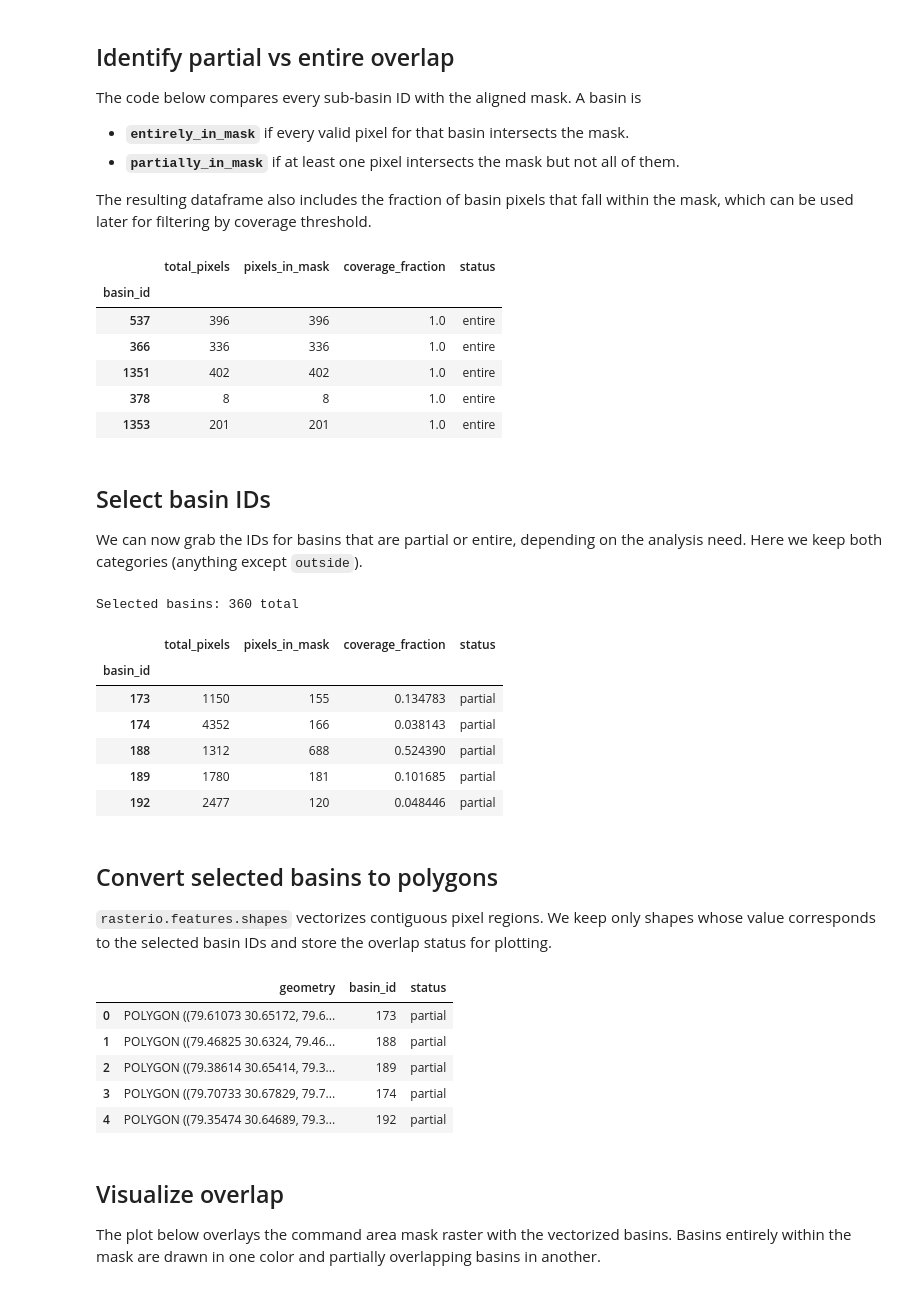
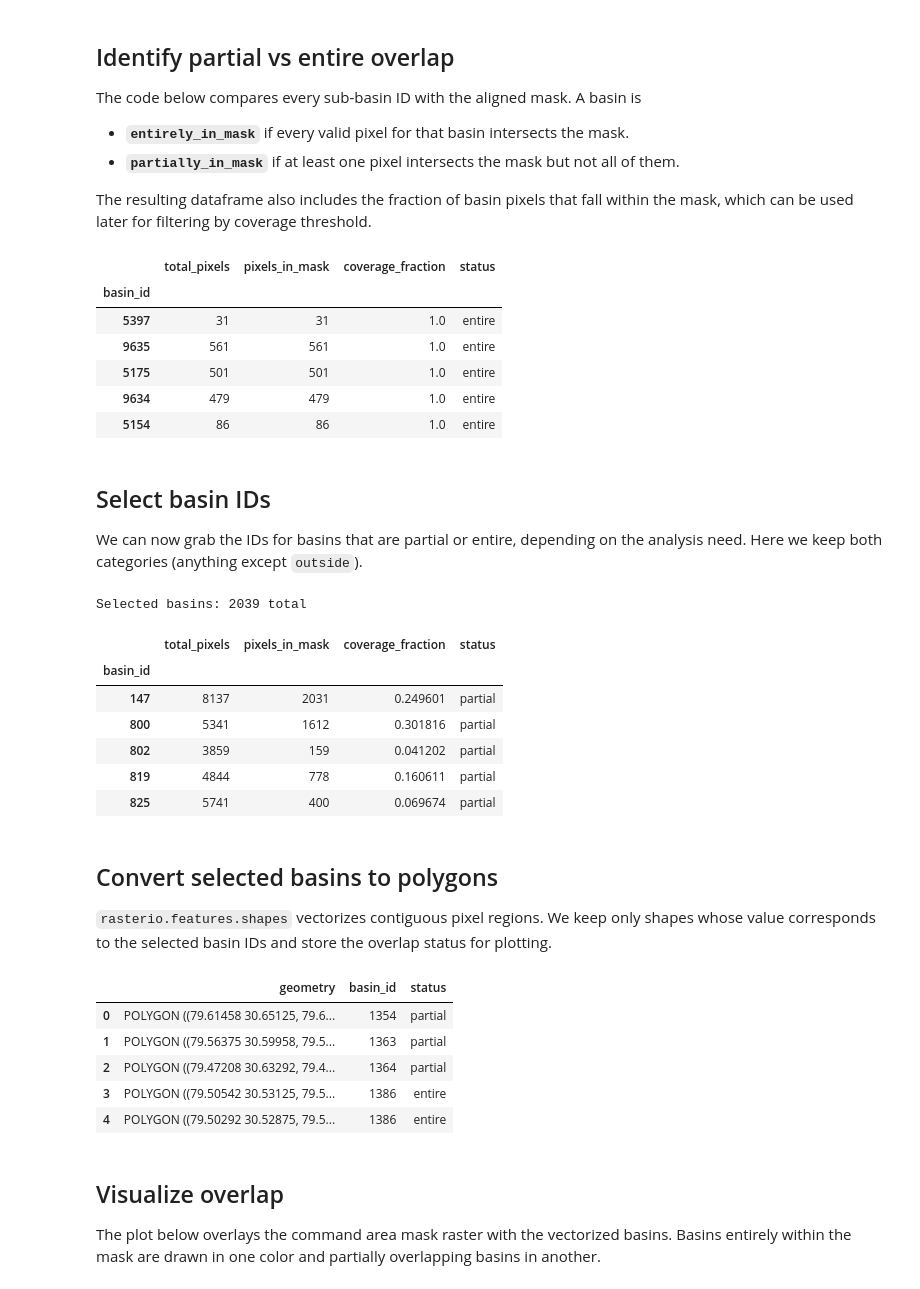
Before and after one commit to LSDtopotools/lsdstreamburn, a Jupyter notebook: population_basins/get_affected_population_area.ipynb, the cells around one changed output. Cells and saved outputs as stored; diff of their text form; code cells hidden in the pictures.

```diff
--- a/population_basins/get_affected_population_area.ipynb
+++ b/population_basins/get_affected_population_area.ipynb
@@ -27,7 +28,7 @@ from matplotlib.lines import Line2D
 # %%
 # Update these paths if your directory layout is different
-DATA_DIR = Path("population data")
-SUBBASIN_PATH = DATA_DIR / "SubBasin_Area.tif"
+DATA_DIR = Path("population_data")
+SUBBASIN_PATH = DATA_DIR / "Chamoli_fullbasin_flowline" /  "WaterShed.tif"
 COMMAND_MASK_PATH = DATA_DIR / "combined_command_area_mask_EPSG4326_90m.tif"
 
 SUBBASIN_PATH, COMMAND_MASK_PATH
@@ -91,11 +92,11 @@ coverage.sort_values("coverage_fraction", ascending=False).head()
 # %% [output]
 |  | total_pixels | pixels_in_mask | coverage_fraction | status |
 | basin_id |  |  |  |  |
-| 537 | 396 | 396 | 1.0 | entire |
-| 366 | 336 | 336 | 1.0 | entire |
-| 1351 | 402 | 402 | 1.0 | entire |
-| 378 | 8 | 8 | 1.0 | entire |
-| 1353 | 201 | 201 | 1.0 | entire |
+| 5397 | 31 | 31 | 1.0 | entire |
+| 9635 | 561 | 561 | 1.0 | entire |
+| 5175 | 501 | 501 | 1.0 | entire |
+| 9634 | 479 | 479 | 1.0 | entire |
+| 5154 | 86 | 86 | 1.0 | entire |
 # %% [markdown]
 ## Select basin IDs
 We can now grab the IDs for basins that are partial or entire, depending on the analysis need. Here we keep both categories (anything except `outside`).
@@ -105,42 +106,46 @@ selected_ids = selected.index.to_list()
 print(f"Selected basins: {len(selected_ids)} total")
 selected.head()
 # %% [output]
-Selected basins: 360 total
+Selected basins: 2039 total
 |  | total_pixels | pixels_in_mask | coverage_fraction | status |
 | basin_id |  |  |  |  |
-| 173 | 1150 | 155 | 0.134783 | partial |
-| 174 | 4352 | 166 | 0.038143 | partial |
-| 188 | 1312 | 688 | 0.524390 | partial |
-| 189 | 1780 | 181 | 0.101685 | partial |
-| 192 | 2477 | 120 | 0.048446 | partial |
+| 147 | 8137 | 2031 | 0.249601 | partial |
+| 800 | 5341 | 1612 | 0.301816 | partial |
+| 802 | 3859 | 159 | 0.041202 | partial |
+| 819 | 4844 | 778 | 0.160611 | partial |
+| 825 | 5741 | 400 | 0.069674 | partial |
 # %% [markdown]
 ## Convert selected basins to polygons
 `rasterio.features.shapes` vectorizes contiguous pixel regions. We keep only shapes whose value corresponds to the selected basin IDs and store the overlap status for plotting.
 # %%
-with rasterio.open(SUBBASIN_PATH) as src:
-    raster_arr = src.read(1)
-    transform = src.transform
+raster_arr = subbasins.data
+transform = subbasins.rio.transform()
+
+valid_mask = (~np.isnan(raster_arr)) & (raster_arr > 0)
+valid_mask &= raster_arr != BASIN_NODATA_VALUE
+selected_mask = valid_mask & np.isin(raster_arr, selected_ids)
 
 geoms = []
 status_lookup = selected["status"].to_dict()
 
-for geom, basin_val in shapes(raster_arr, mask=np.isin(raster_arr, selected_ids), transform=transform):
+for geom, basin_val in shapes(raster_arr, mask=selected_mask, transform=transform):
+    basin_val = int(basin_val)
     if basin_val in status_lookup:
         geoms.append({
             "geometry": shape(geom),
-            "basin_id": int(basin_val),
+            "basin_id": basin_val,
             "status": status_lookup[basin_val]
         })
 
 selected_gdf = gpd.GeoDataFrame(geoms, crs=subbasins.rio.crs)
 selected_gdf.head()
 # %% [output]
 |  | geometry | basin_id | status |
-| 0 | POLYGON ((79.61073 30.65172, 79.6... | 173 | partial |
-| 1 | POLYGON ((79.46825 30.6324, 79.46... | 188 | partial |
-| 2 | POLYGON ((79.38614 30.65414, 79.3... | 189 | partial |
-| 3 | POLYGON ((79.70733 30.67829, 79.7... | 174 | partial |
-| 4 | POLYGON ((79.35474 30.64689, 79.3... | 192 | partial |
+| 0 | POLYGON ((79.61458 30.65125, 79.6... | 1354 | partial |
+| 1 | POLYGON ((79.56375 30.59958, 79.5... | 1363 | partial |
+| 2 | POLYGON ((79.47208 30.63292, 79.4... | 1364 | partial |
+| 3 | POLYGON ((79.50542 30.53125, 79.5... | 1386 | entire |
+| 4 | POLYGON ((79.50292 30.52875, 79.5... | 1386 | entire |
 # %% [markdown]
 ## Visualize overlap
 The plot below overlays the command area mask raster with the vectorized basins. Basins entirely within the mask are drawn in one color and partially overlapping basins in another.
```
Also changed, not shown: parts of 19 cells of this notebook, 1 other file.
